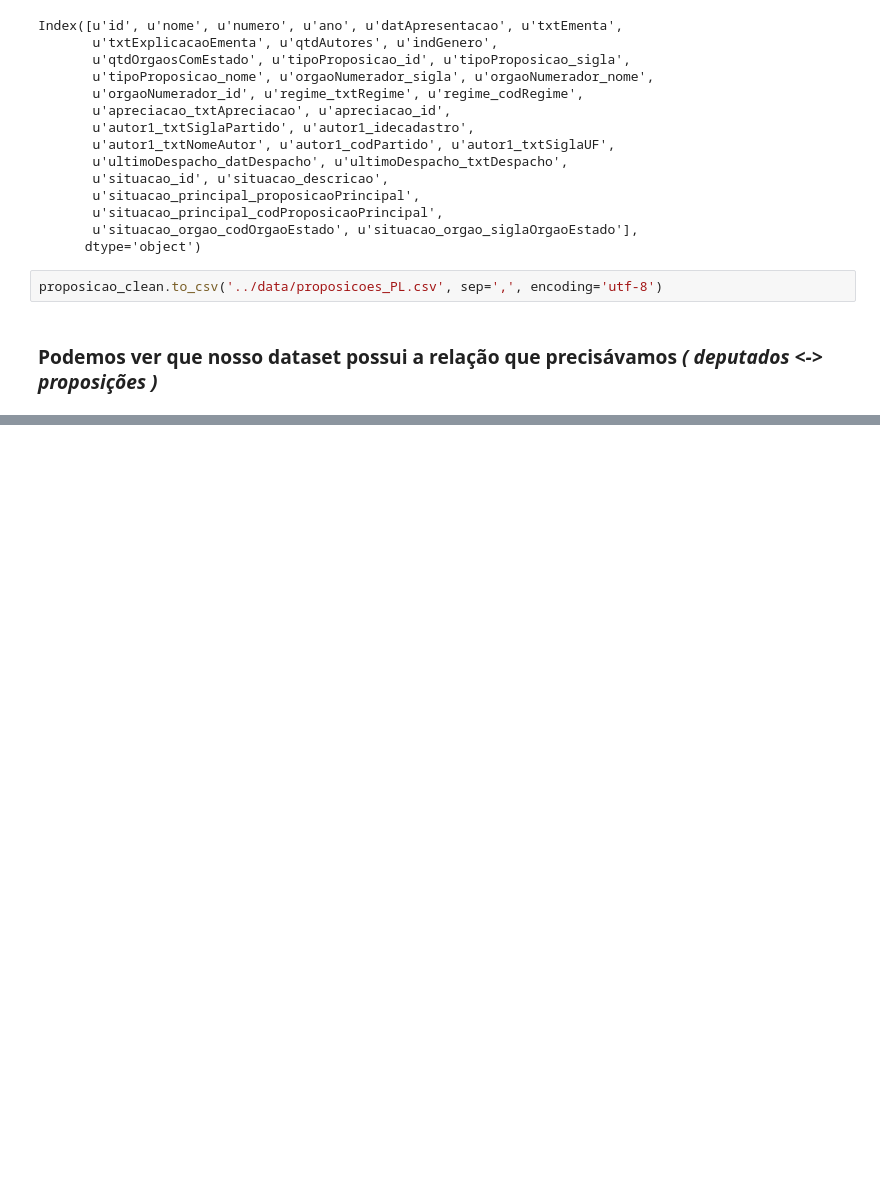
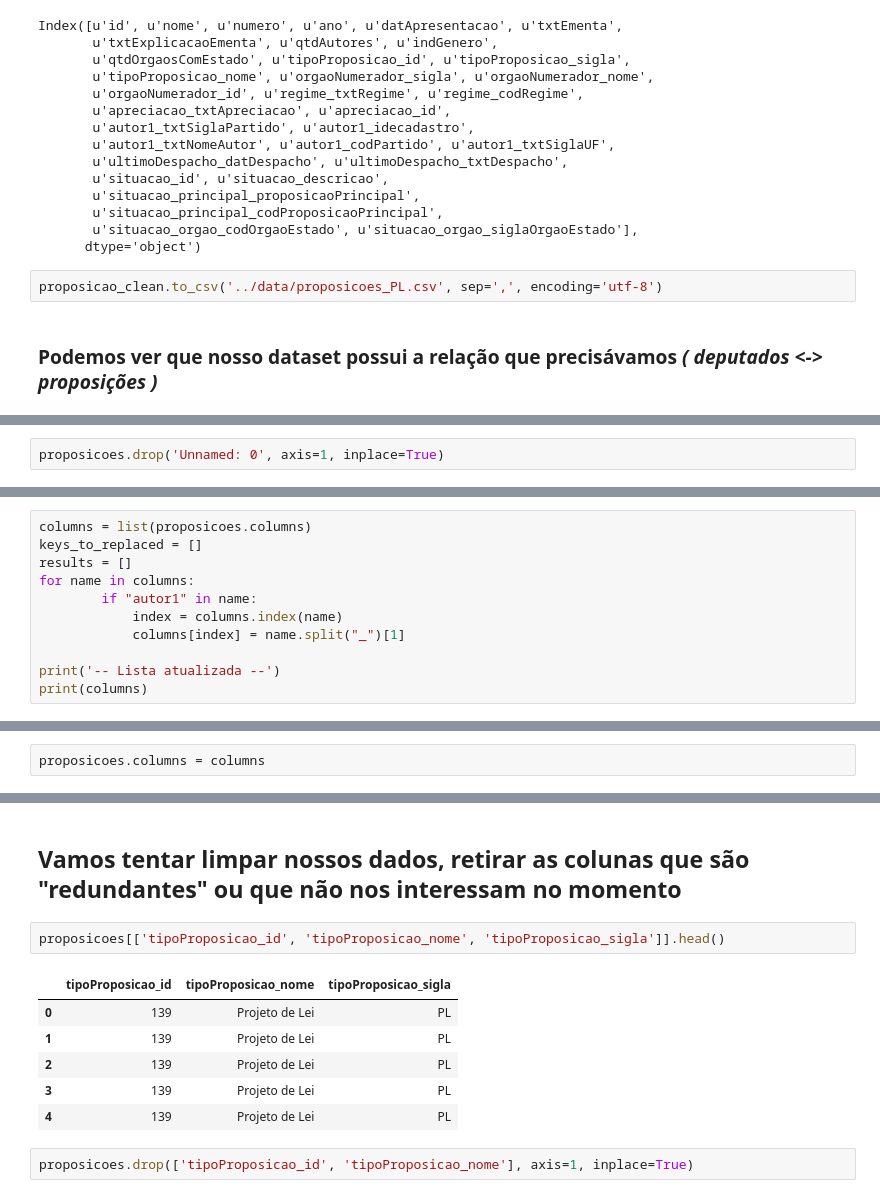
Before and after one commit to devfest-ufrn/eentaodeputado, a Jupyter notebook: data-analysis/eda_proposicoes_PL.ipynb, the cells around one changed output, grey strips where cells are left out. Saved outputs shown, nothing was run; the diff lists cells and outputs as text; blank space fills up the shorter version.

```diff
--- a/data-analysis/eda_proposicoes_PL.ipynb
+++ b/data-analysis/eda_proposicoes_PL.ipynb
@@ -146,0 +179,2 @@ p[['autor1_idecadastro', 'autor1_txtNomeAutor']].head()
+# %%
+proposicoes.drop('Unnamed: 0', axis=1, inplace=True)
@@ -146,0 +200,11 @@ p[['autor1_idecadastro', 'autor1_txtNomeAutor']].head()
+# %%
+columns = list(proposicoes.columns)
+keys_to_replaced = []
+results = []
+for name in columns:
+        if "autor1" in name:
+            index = columns.index(name)
+            columns[index] = name.split("_")[1]
+
+print('-- Lista atualizada --')
+print(columns)
@@ -146,0 +214,2 @@ p[['autor1_idecadastro', 'autor1_txtNomeAutor']].head()
+# %%
+proposicoes.columns = columns
@@ -146,0 +238,13 @@ p[['autor1_idecadastro', 'autor1_txtNomeAutor']].head()
+# %% [markdown]
+## Vamos tentar limpar nossos dados, retirar as colunas que são "redundantes" ou que não nos interessam no momento
+# %%
+proposicoes[['tipoProposicao_id', 'tipoProposicao_nome', 'tipoProposicao_sigla']].head()
+# %% [output]
+|  | tipoProposicao_id | tipoProposicao_nome | tipoProposicao_sigla |
+| 0 | 139 | Projeto de Lei | PL |
+| 1 | 139 | Projeto de Lei | PL |
+| 2 | 139 | Projeto de Lei | PL |
+| 3 | 139 | Projeto de Lei | PL |
+| 4 | 139 | Projeto de Lei | PL |
+# %%
+proposicoes.drop(['tipoProposicao_id', 'tipoProposicao_nome'], axis=1, inplace=True)
```
Also changed, not shown: parts of 26 cells of this notebook, 1 other file.
